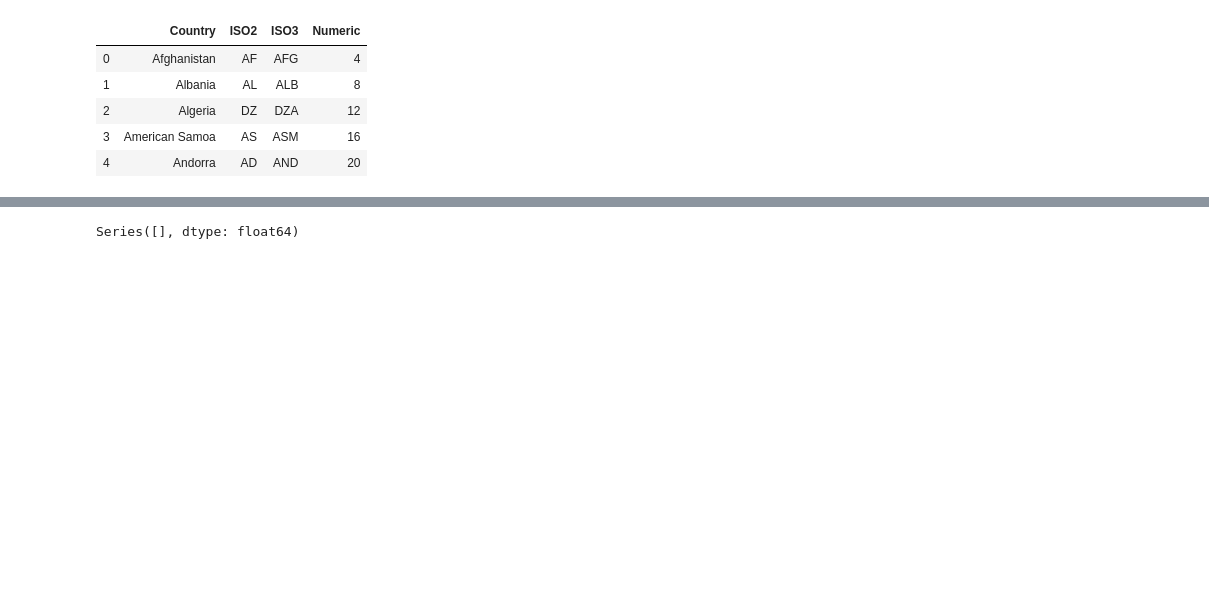
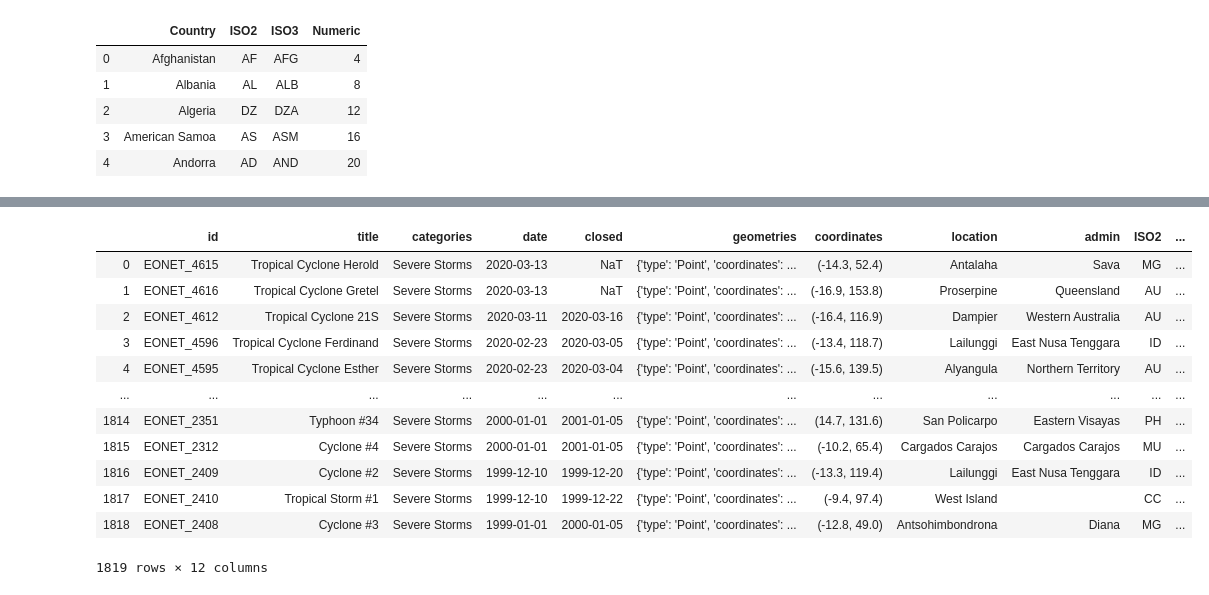
Before and after one commit to OmdenaAI/wfpdisrel, a Jupyter notebook: eonet_data.ipynb, the cells around one changed output, grey strips where cells are left out. Drawn from its saved outputs; the diff is of its cells as text; code cells hidden in the pictures; blank space fills up the shorter version.

```diff
--- a/eonet_data.ipynb
+++ b/eonet_data.ipynb
@@ -212,6 +246,5 @@ cyclone.head()
 # %%
-cyclone["coordinates"]= cyclone.coordinates.apply(lambda x: (x[0], x[1]))
-cyclone["location"]= cyclone.coordinates.apply(lambda x: rg.search(x)[0]["name"])
-cyclone["admin"]= cyclone.coordinates.apply(lambda x: rg.search(x)[0]["admin1"])
-cyclone["code"]= cyclone.coordinates.apply(lambda x: rg.search(x)[0]["cc"])
+storms["location"]= storms.coordinates.apply(lambda x: rg.search(x)[0]["name"])
+storms["admin"]= storms.coordinates.apply(lambda x: rg.search(x)[0]["admin1"])
+storms["code"]= storms.coordinates.apply(lambda x: rg.search(x)[0]["cc"])
 # %% [output]
@@ -237,4 +294,7 @@ codes.head()
 | 3 | American Samoa | AS | ASM | 16 |
 | 4 | Andorra | AD | AND | 20 |
 # %%
-cyclone= cyclone.merge(codes[["ISO2", "ISO3", "Country"]], left_on= "code", right_on= "ISO2", how= "left").drop(columns= "code")
+storms= storms.merge(codes[["ISO2", "ISO3", "Country"]],
+                     left_on= "code",
+                     right_on= "ISO2",
+                     how= "left").drop(columns= "code")
@@ -270 +317,21 @@ Name: Country, dtype: int64
+# %%
+storms.drop(columns= "description", inplace= True)
+# %%
+storms.reset_index(drop= True, inplace= True)
+# %%
+storms
+# %% [output]
+|  | id | title | categories | date | closed | geometries | coordinates | location | admin | ISO2 | ... |
+| 0 | EONET_4615 | Tropical Cyclone Herold | Severe Storms | 2020-03-13 | NaT | {'type': 'Point', 'coordinates': ... | (-14.3, 52.4) | Antalaha | Sava | MG | ... |
+| 1 | EONET_4616 | Tropical Cyclone Gretel | Severe Storms | 2020-03-13 | NaT | {'type': 'Point', 'coordinates': ... | (-16.9, 153.8) | Proserpine | Queensland | AU | ... |
+| 2 | EONET_4612 | Tropical Cyclone 21S | Severe Storms | 2020-03-11 | 2020-03-16 | {'type': 'Point', 'coordinates': ... | (-16.4, 116.9) | Dampier | Western Australia | AU | ... |
+| 3 | EONET_4596 | Tropical Cyclone Ferdinand | Severe Storms | 2020-02-23 | 2020-03-05 | {'type': 'Point', 'coordinates': ... | (-13.4, 118.7) | Lailunggi | East Nusa Tenggara | ID | ... |
+| 4 | EONET_4595 | Tropical Cyclone Esther | Severe Storms | 2020-02-23 | 2020-03-04 | {'type': 'Point', 'coordinates': ... | (-15.6, 139.5) | Alyangula | Northern Territory | AU | ... |
+| ... | ... | ... | ... | ... | ... | ... | ... | ... | ... | ... | ... |
+| 1814 | EONET_2351 | Typhoon #34 | Severe Storms | 2000-01-01 | 2001-01-05 | {'type': 'Point', 'coordinates': ... | (14.7, 131.6) | San Policarpo | Eastern Visayas | PH | ... |
+| 1815 | EONET_2312 | Cyclone #4 | Severe Storms | 2000-01-01 | 2001-01-05 | {'type': 'Point', 'coordinates': ... | (-10.2, 65.4) | Cargados Carajos | Cargados Carajos | MU | ... |
+| 1816 | EONET_2409 | Cyclone #2 | Severe Storms | 1999-12-10 | 1999-12-20 | {'type': 'Point', 'coordinates': ... | (-13.3, 119.4) | Lailunggi | East Nusa Tenggara | ID | ... |
+| 1817 | EONET_2410 | Tropical Storm #1 | Severe Storms | 1999-12-10 | 1999-12-22 | {'type': 'Point', 'coordinates': ... | (-9.4, 97.4) | West Island |  | CC | ... |
+| 1818 | EONET_2408 | Cyclone #3 | Severe Storms | 1999-01-01 | 2000-01-05 | {'type': 'Point', 'coordinates': ... | (-12.8, 49.0) | Antsohimbondrona | Diana | MG | ... |
+1819 rows × 12 columns
 # %%
@@ -272,25 +338,0 @@ cyclone.to_json("cyclone.json")
-# %%
-fig= px.choropleth(co2_plot,
-                   locations="ISO3",
-                   color="CO2 emissions",
-                   hover_name="Country",
-                   animation_frame="Year",
-                   animation_group="ISO3",
-                   #marker_line_color='white',
-                   projection="robinson",
-                   #color_continuous_scale = lisbon
-                   color_continuous_scale= oslorev#px.colors.sequential.Inferno[::-1],
-                   #range_color=[47,10877.217944]
-                   )
-
-
-                   #range_color=[47,10877.217944])
-
-fig.update_layout(
-    title_text = 'CO2 emissions (Mton)'
-    #marker_line_color='white'# Create a Title
-    #geo_scope='usa',  # Plot only the USA instead of globe
-)
-fig.show()
-# %% [output]
-Series([], dtype: float64)
```
Also changed, not shown: parts of 32 cells of this notebook.
